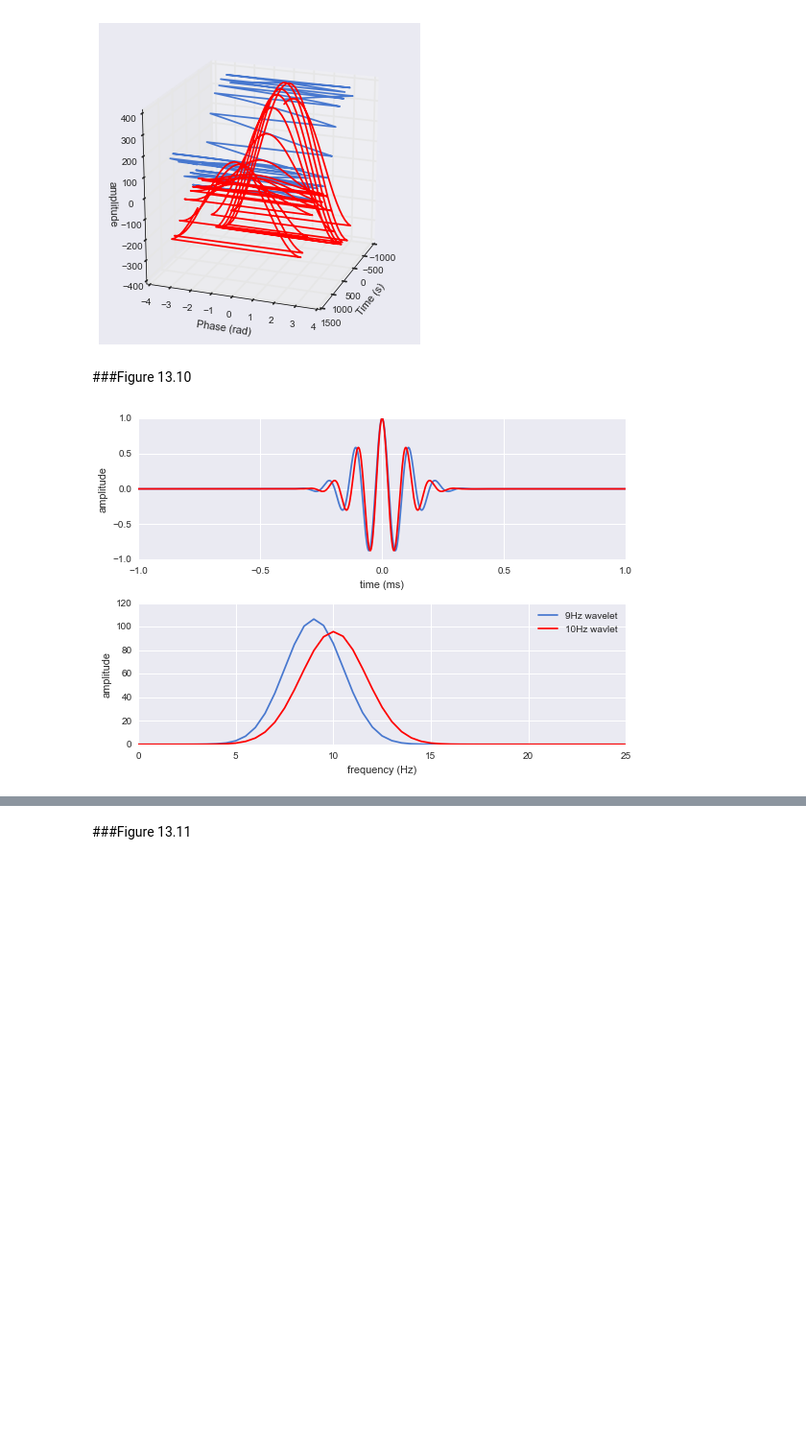
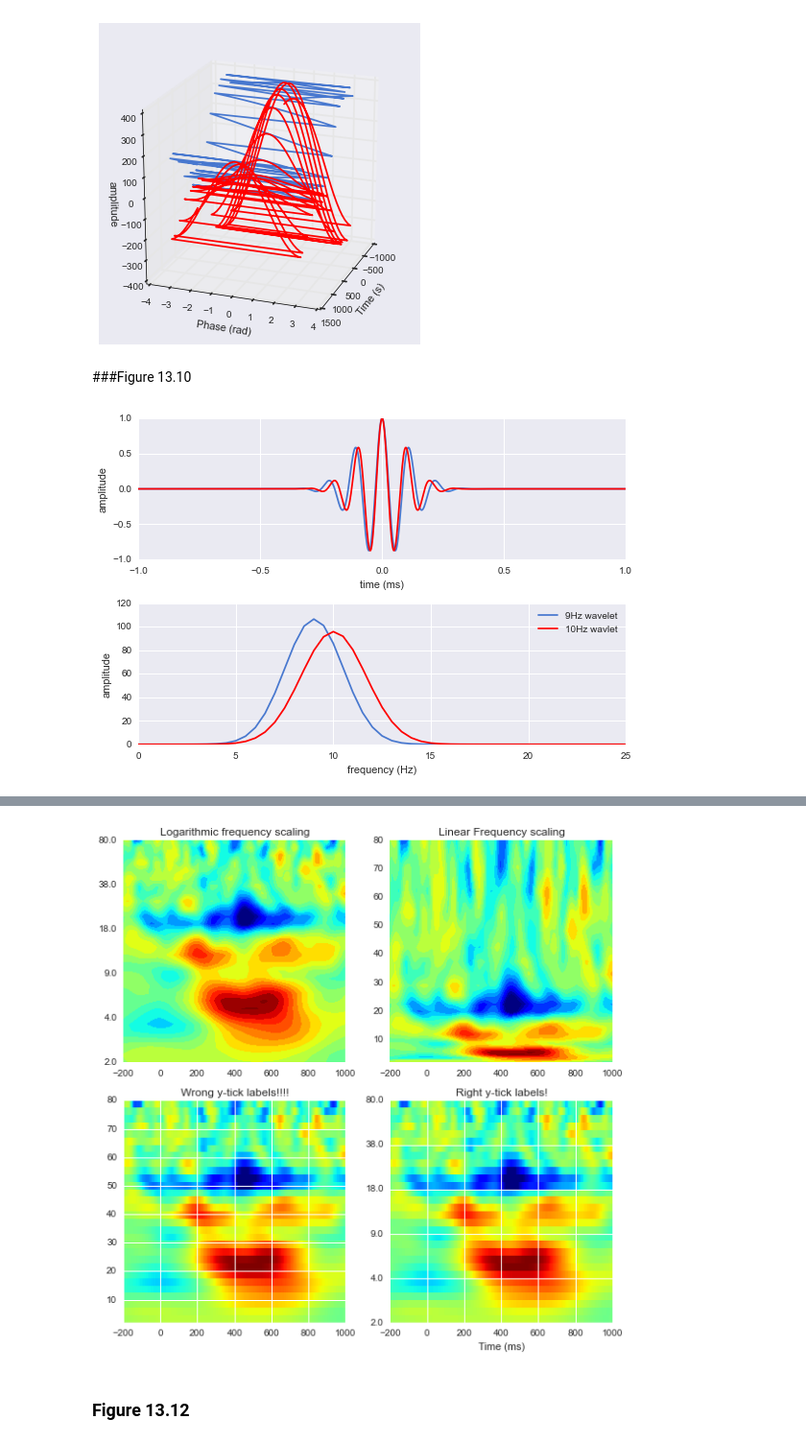
Before and after one commit to lyndond/Analyzing_Neural_Time_Series, a Jupyter notebook: chapter13.ipynb, the cells around one changed output, grey strips where cells are left out. Shown: that part at 96% size. Cells and saved outputs as stored; diff of their text form; code cells hidden in the pictures; blank space fills up the shorter version.

```diff
--- a/chapter13.ipynb
+++ b/chapter13.ipynb
@@ -377,2 +477,62 @@ plt.tight_layout()
+# %%
+plt.figure(figsize=[8,8])
+
+ax=plt.subplot(221)
+ax.set_yscale("log")
+
+plt.contourf(EEGtimes,frex, eegpower, 40,
+            vmin=-3,vmax=3,
+            cmap=plt.cm.jet,
+            origin = "lower",
+            )
+ax.set_yticks(np.logspace(log10(min_freq),log10(max_freq),6))
+ax.set_yticklabels(np.round(np.logspace(log10(min_freq),log10(max_freq),6)))
+ax.set_xlim([-200,1000])
+plt.title("Logarithmic frequency scaling")
+
+ax=plt.subplot(222)
+
+plt.contourf(EEGtimes,frex, eegpower, 40,
+            vmin=-3,vmax=3,
+            cmap=plt.cm.jet,
+            origin = "lower",
+            )
+ax.set_xlim([-200,1000])
+plt.title("Linear Frequency scaling")
+
+ax=plt.subplot(223)
+
+plt.imshow(eegpower,
+            vmin=-3,vmax=3,
+            cmap=plt.cm.jet,
+            origin = "lower",
+            aspect = "auto",
+            interpolation = "none",
+            extent = [EEGtimes[0],EEGtimes[-1],min_freq,max_freq]
+            )
+ax.set_xlim([-200,1000])
+plt.title("Wrong y-tick labels!!!!")
+
+
+ax=plt.subplot(224)
+ax.set_yscale("log")
+
+plt.imshow(eegpower,
+            vmin=-3,vmax=3,
+            cmap=plt.cm.jet,
+            origin = "lower",
+            aspect = "auto",
+            interpolation = "none",
+            extent = [EEGtimes[0],EEGtimes[-1],min_freq,max_freq]
+            )
+ax.set_yticks(np.logspace(log10(min_freq),log10(max_freq),6))
+ax.set_yticklabels(np.round(np.logspace(log10(min_freq),log10(max_freq),6)))
+ax.set_xlim([-200,1000])
+plt.title("Right y-tick labels!")
+plt.xlabel("Time (ms)")
+
+plt.tight_layout()
+# %% [output]
+[figure, added]
 # %% [markdown]
-###Figure 13.11
+### Figure 13.12
```
Also changed, not shown: parts of 16 cells of this notebook.
